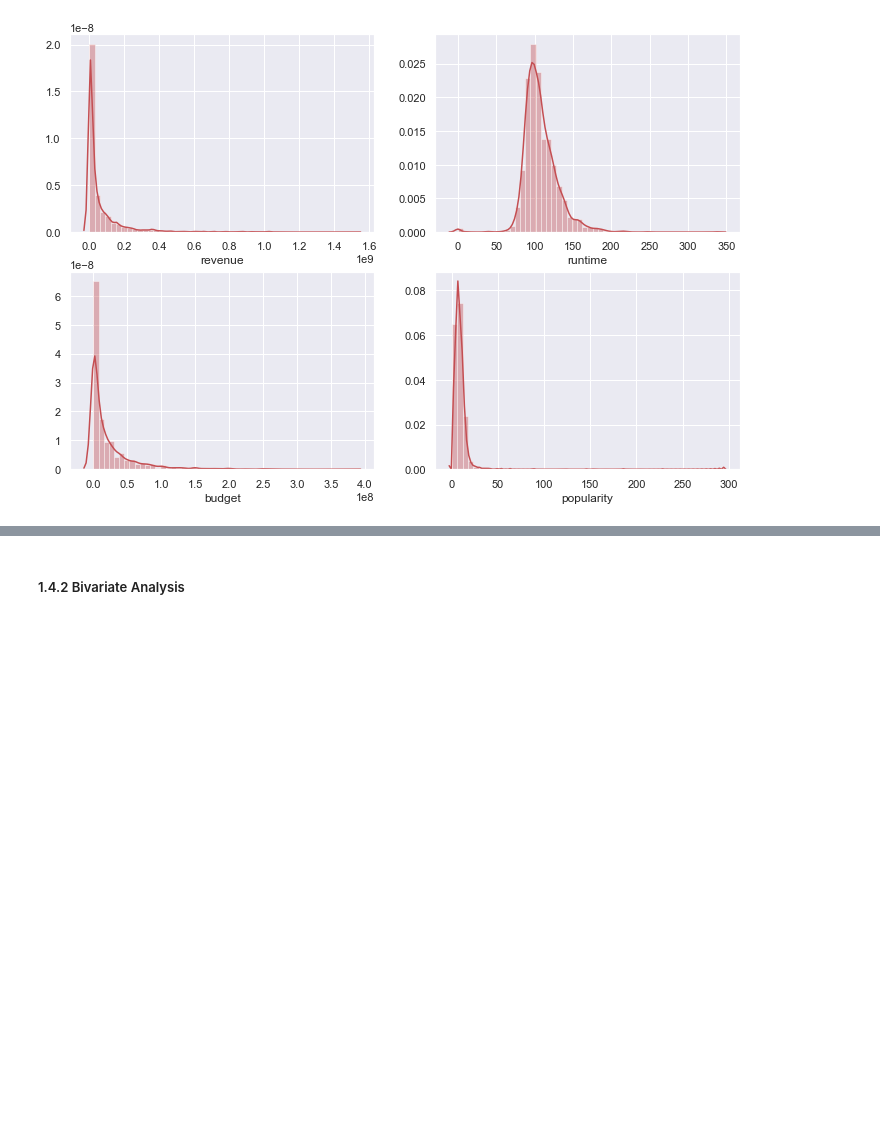
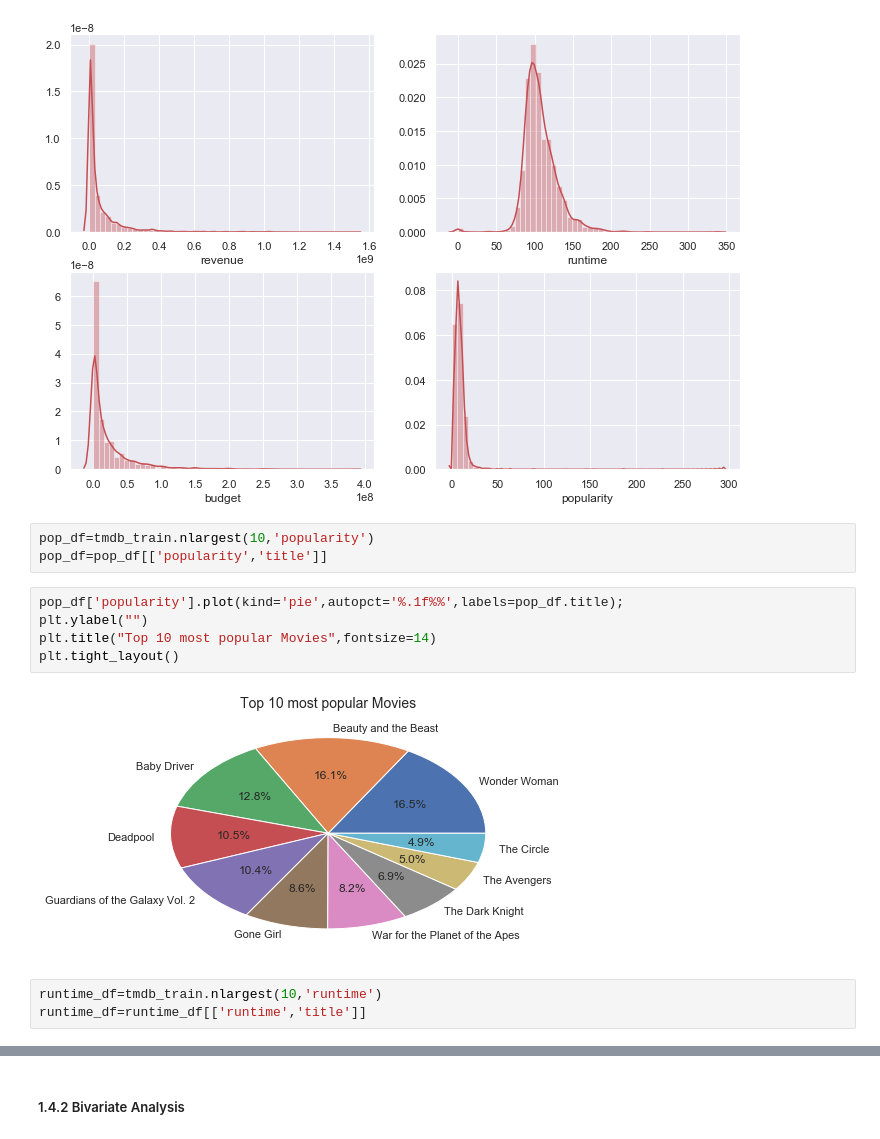
Before and after one commit to manish310/Machine-Learning-Capstone-Project, a Jupyter notebook: TMDB_Capstone.ipynb, the cells around one changed output, grey strips where cells are left out. Saved outputs shown, nothing was run; the diff lists cells and outputs as text; blank space fills up the shorter version.

```diff
--- a/TMDB_Capstone.ipynb
+++ b/TMDB_Capstone.ipynb
@@ -305,3 +314,16 @@ plt.subplot(2, 2, 4)
 sb.distplot(tmdb_train.popularity,color='r');
 # %% [output]
 [figure]
+# %%
+pop_df=tmdb_train.nlargest(10,'popularity')
+pop_df=pop_df[['popularity','title']]
+# %%
+pop_df['popularity'].plot(kind='pie',autopct='%.1f%%',labels=pop_df.title);
+plt.ylabel("")
+plt.title("Top 10 most popular Movies",fontsize=14)
+plt.tight_layout()
+# %% [output]
+[figure, added]
+# %%
+runtime_df=tmdb_train.nlargest(10,'runtime')
+runtime_df=runtime_df[['runtime','title']]
```
Also changed, not shown: parts of 32 cells of this notebook.
